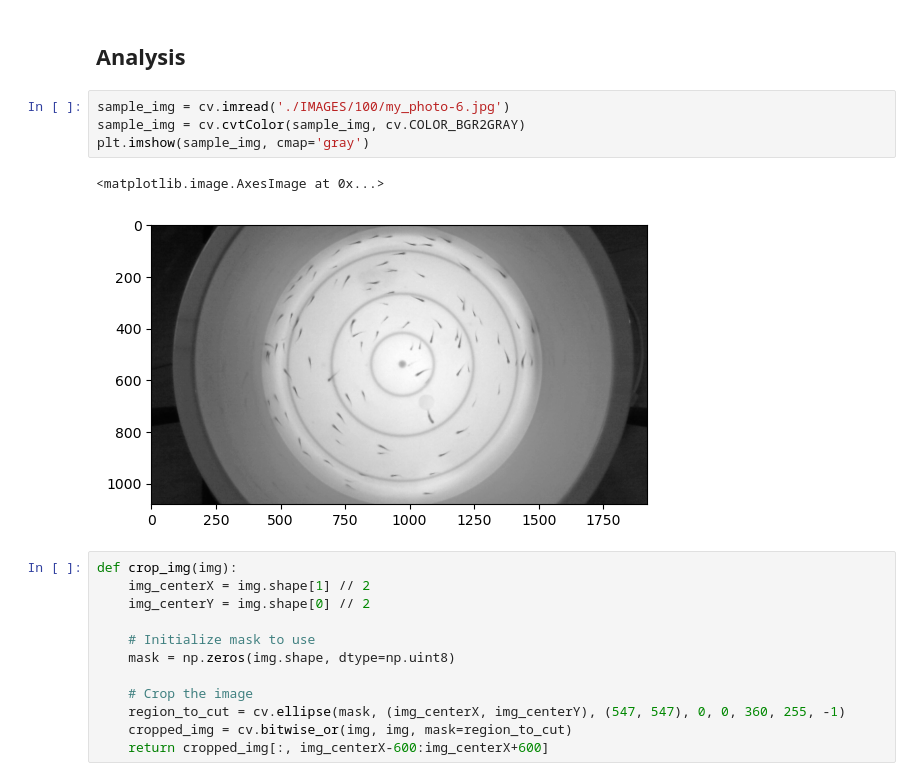
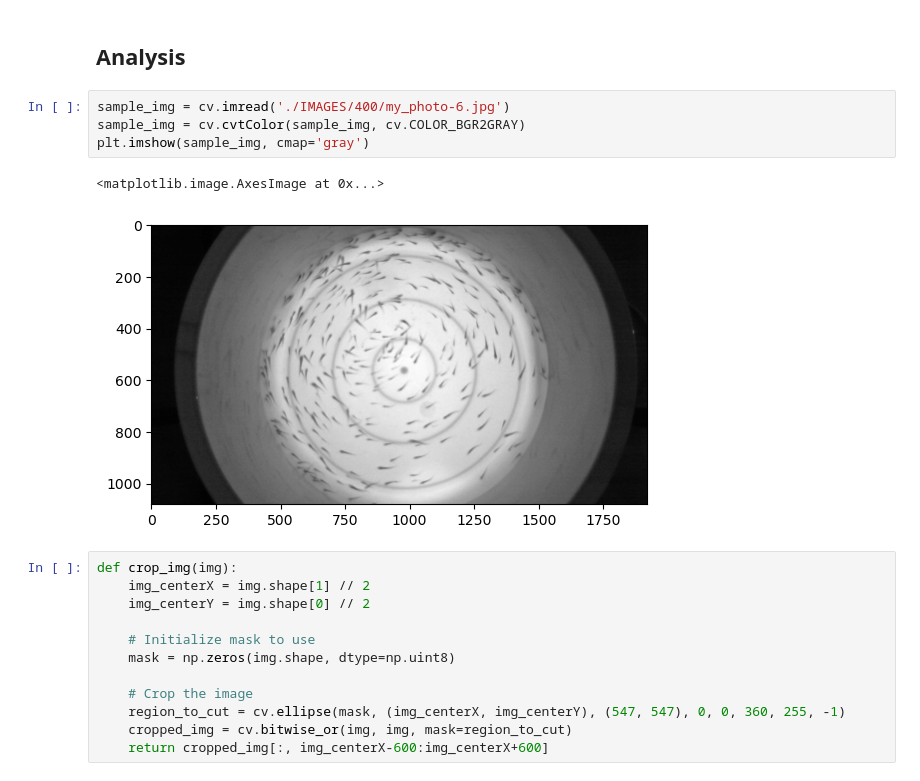
Before and after one commit to errutorculas/Milkfish-Fry-Counter, a Jupyter notebook: fry_counter.ipynb, the cells around one changed output. Saved outputs shown, nothing was run; the diff lists cells and outputs as text.

```diff
--- a/fry_counter.ipynb
+++ b/fry_counter.ipynb
@@ -24,12 +24,12 @@ import numpy as np
 # %% [markdown]
 ## Analysis
 # %%
-sample_img = cv.imread('./IMAGES/100/my_photo-6.jpg')
+sample_img = cv.imread('./IMAGES/400/my_photo-6.jpg')
 sample_img = cv.cvtColor(sample_img, cv.COLOR_BGR2GRAY)
 plt.imshow(sample_img, cmap='gray')
 # %% [output]
 <matplotlib.image.AxesImage at 0x...>
-[figure, old version]
+[figure, new version]
 # %%
 def crop_img(img):
     img_centerX = img.shape[1] // 2
```
Also changed, not shown: parts of 6 cells of this notebook, 1 other file.
